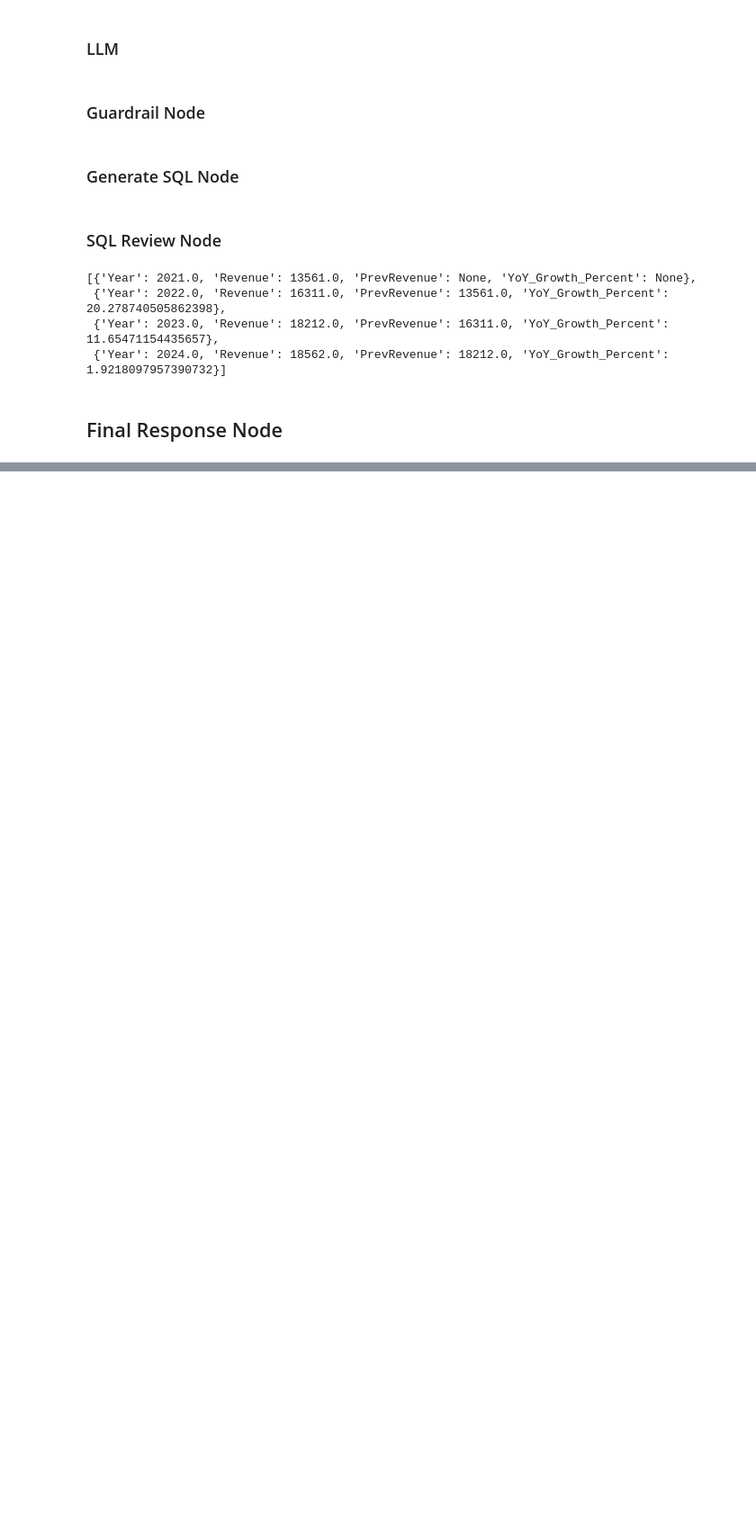
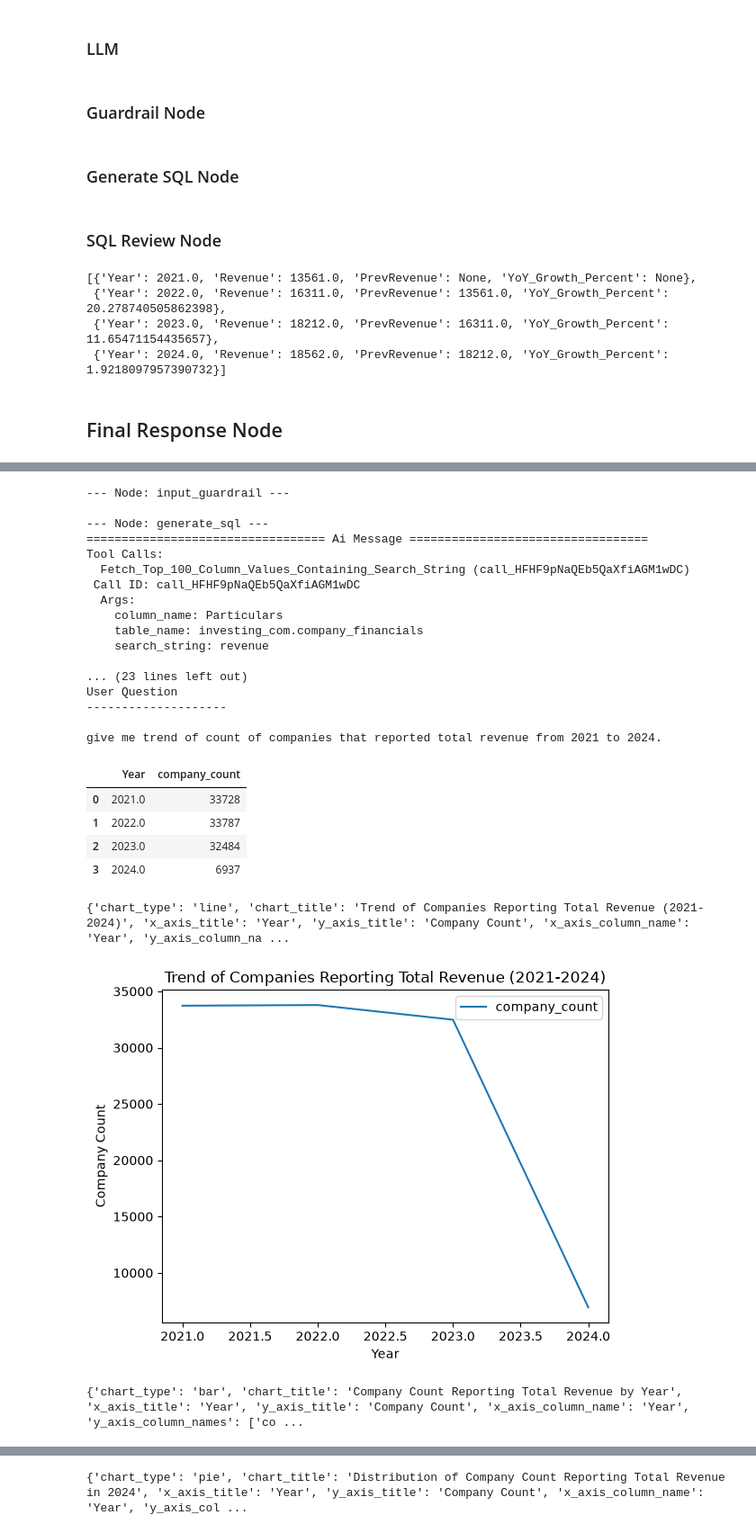
Before and after one commit to ksv-muralidhar/Agentic-AI, a Jupyter notebook: SQL_Agent/SQL_Agent_With_Charts.ipynb, the cells around one changed output, grey strips where cells are left out. Shown at 90% size. Drawn from its saved outputs; the diff is of its cells as text; code cells hidden in the pictures; blank space fills up the shorter version.

```diff
--- a/SQL_Agent/SQL_Agent_With_Charts.ipynb
+++ b/SQL_Agent/SQL_Agent_With_Charts.ipynb
@@ -698,0 +770,32 @@ Agent Execution Completed Successfully.
+# %%
+query = '''
+give me trend of count of companies that reported total revenue from 2021 to 2024.
+'''
+
+await stream_response(query=query)
+# %% [output]
+--- Node: input_guardrail ---
+
+--- Node: generate_sql ---
+================================== Ai Message ==================================
+Tool Calls:
+  Fetch_Top_100_Column_Values_Containing_Search_String (call_HFHF9pNaQEb5QaXfiAGM1wDC)
+ Call ID: call_HFHF9pNaQEb5QaXfiAGM1wDC
+  Args:
+    column_name: Particulars
+    table_name: investing_com.company_financials
+    search_string: revenue
+
+... (23 lines left out)
+User Question
+--------------------
+
+give me trend of count of companies that reported total revenue from 2021 to 2024.
+|  | Year | company_count |
+| 0 | 2021.0 | 33728 |
+| 1 | 2022.0 | 33787 |
+| 2 | 2023.0 | 32484 |
+| 3 | 2024.0 | 6937 |
+{'chart_type': 'line', 'chart_title': 'Trend of Companies Reporting Total Revenue (2021-2024)', 'x_axis_title': 'Year', 'y_axis_title': 'Company Count', 'x_axis_column_name': 'Year', 'y_axis_column_na ...
+[figure, added]
+{'chart_type': 'bar', 'chart_title': 'Company Count Reporting Total Revenue by Year', 'x_axis_title': 'Year', 'y_axis_title': 'Company Count', 'x_axis_column_name': 'Year', 'y_axis_column_names': ['co ...
@@ -698,0 +803 @@ Agent Execution Completed Successfully.
+{'chart_type': 'pie', 'chart_title': 'Distribution of Company Count Reporting Total Revenue in 2024', 'x_axis_title': 'Year', 'y_axis_title': 'Company Count', 'x_axis_column_name': 'Year', 'y_axis_col ...
```
Also changed, not shown: parts of 9 cells of this notebook.
